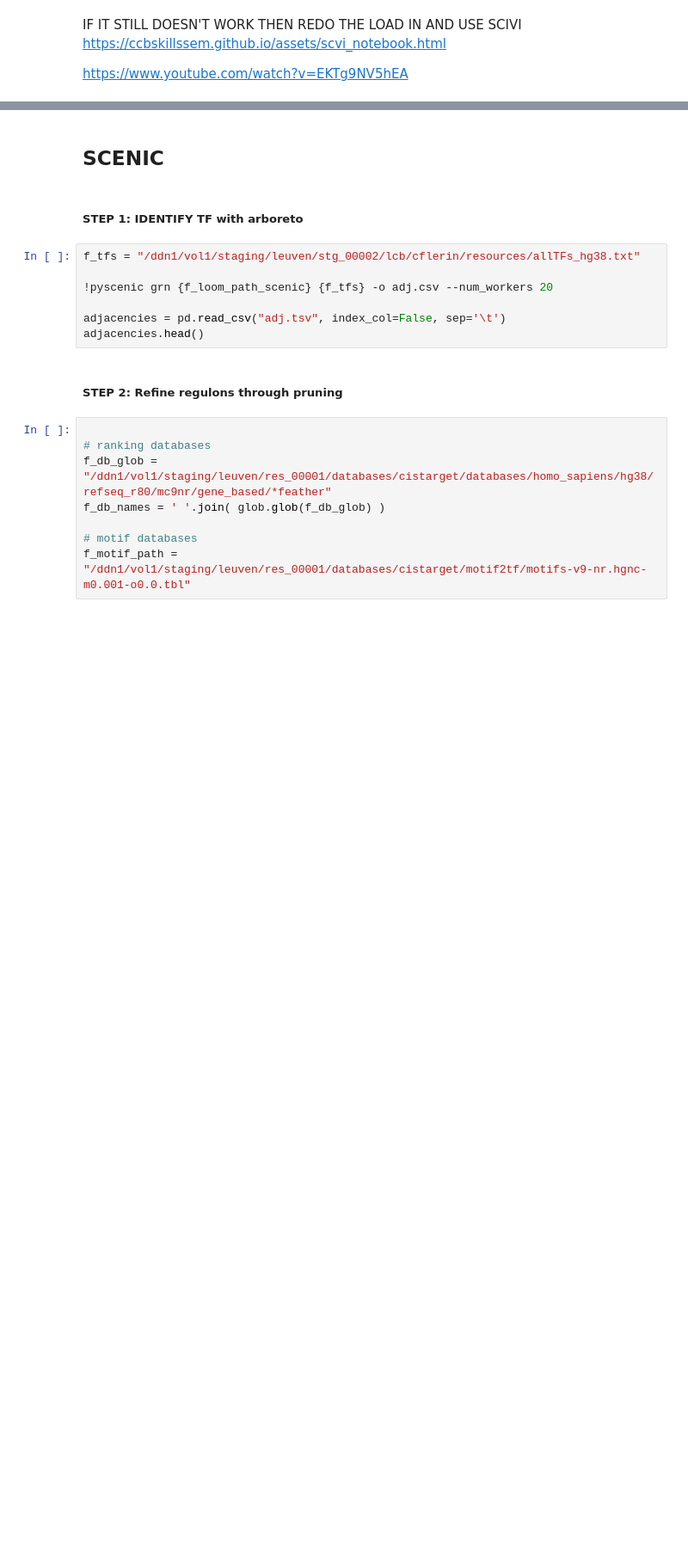
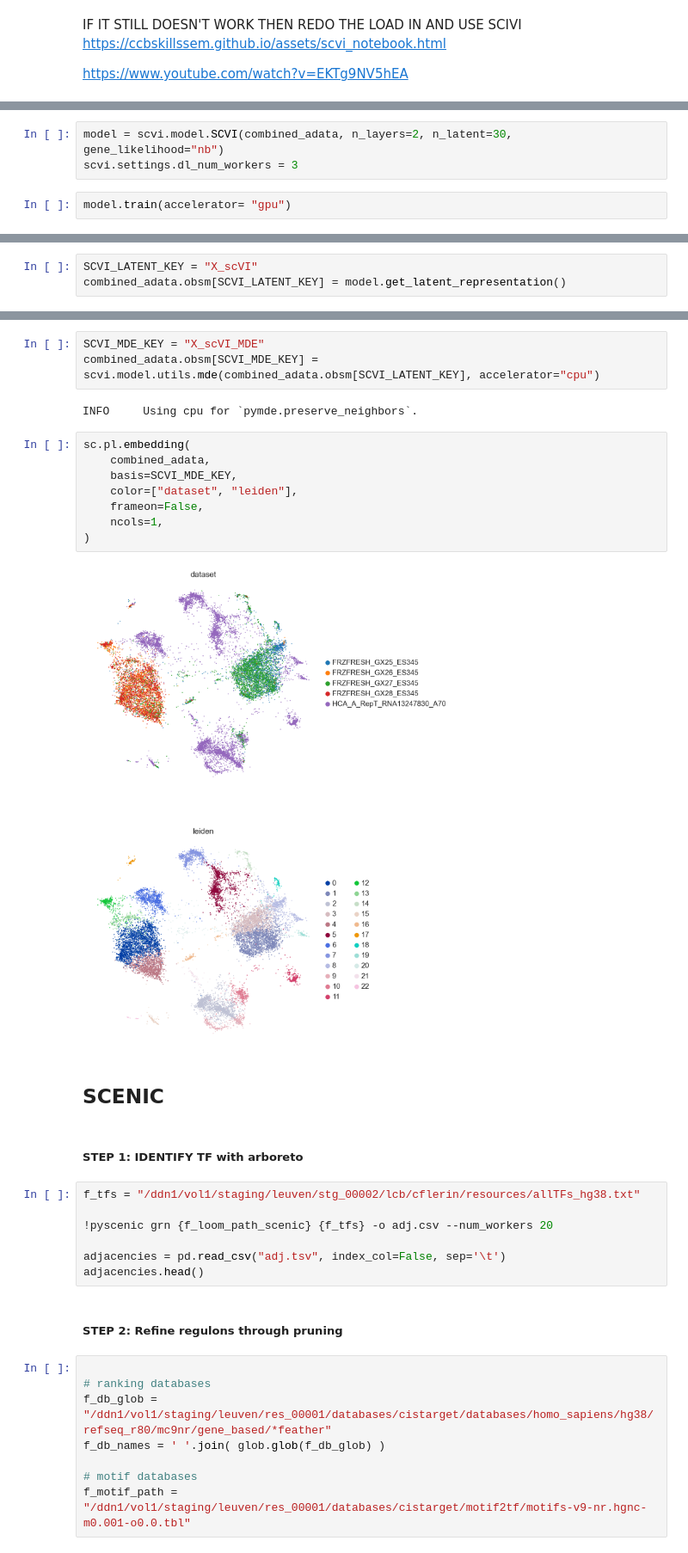
Before and after one commit to olaf-c/endometrial_analysis, a Jupyter notebook: scRNA_integration_grn_identification_script.ipynb, the cells around one changed output, grey strips where cells are left out. Shown at 86% size. Cells and saved outputs as stored; diff of their text form; blank space fills up the shorter version.

```diff
--- a/scRNA_integration_grn_identification_script.ipynb
+++ b/scRNA_integration_grn_identification_script.ipynb
@@ -337,0 +418,5 @@ https://www.youtube.com/watch?v=EKTg9NV5hEA
+# %%
+model = scvi.model.SCVI(combined_adata, n_layers=2, n_latent=30, gene_likelihood="nb")
+scvi.settings.dl_num_workers = 3
+# %%
+model.train(accelerator= "gpu")
@@ -337,0 +429,3 @@ https://www.youtube.com/watch?v=EKTg9NV5hEA
+# %%
+SCVI_LATENT_KEY = "X_scVI"
+combined_adata.obsm[SCVI_LATENT_KEY] = model.get_latent_representation()
@@ -338,3 +441,18 @@ https://www.youtube.com/watch?v=EKTg9NV5hEA
+# %%
+SCVI_MDE_KEY = "X_scVI_MDE"
+combined_adata.obsm[SCVI_MDE_KEY] = scvi.model.utils.mde(combined_adata.obsm[SCVI_LATENT_KEY], accelerator="cpu")
+# %% [output]
+INFO     Using cpu for `pymde.preserve_neighbors`.
+# %%
+sc.pl.embedding(
+    combined_adata,
+    basis=SCVI_MDE_KEY,
+    color=["dataset", "leiden"],
+    frameon=False,
+    ncols=1,
+)
+# %% [output]
+[figure, added]
 # %% [markdown]
 ## SCENIC
 # %% [markdown]
```
Also changed, not shown: parts of 24 cells of this notebook.
